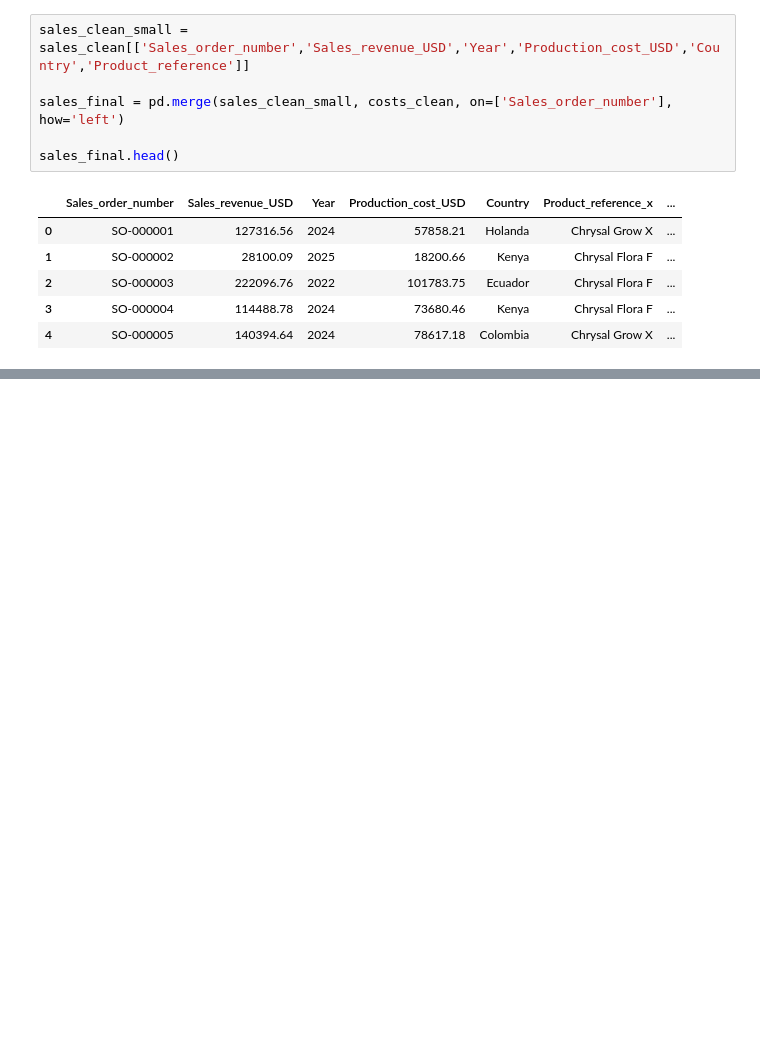
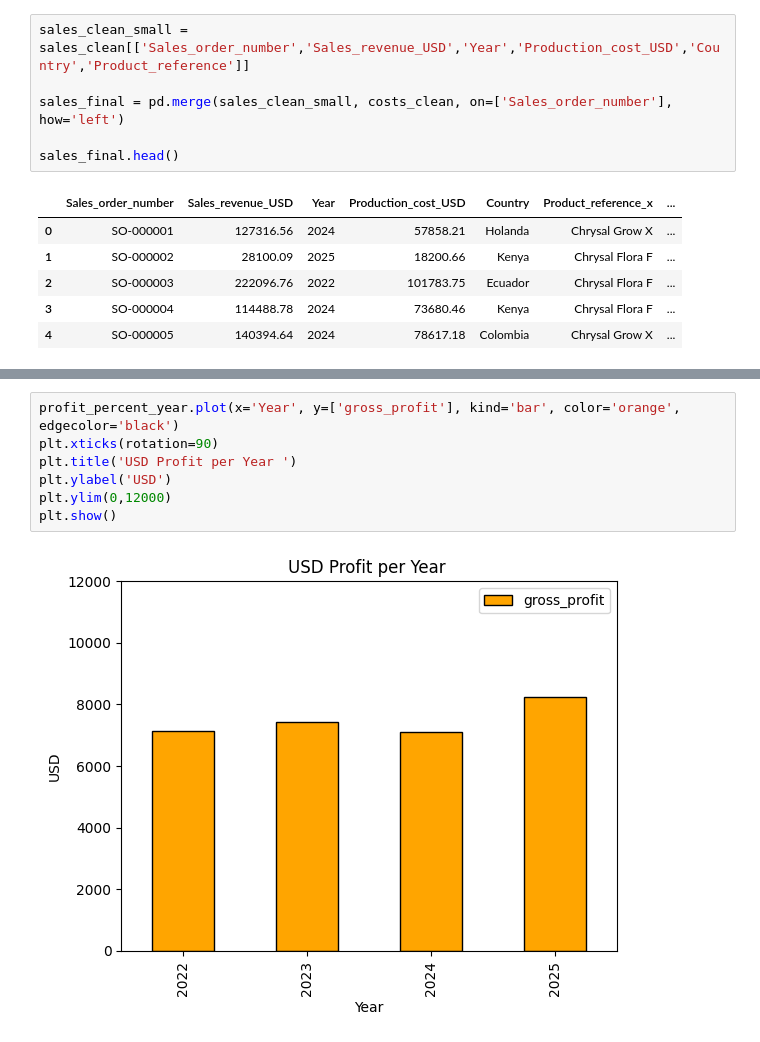
Before and after one commit to alexsandoval05/Revenue-sustainability-Chrysal, a Jupyter notebook: chrysal_profit_sustainability.ipynb, the cells around one changed output, grey strips where cells are left out. Cells and saved outputs as stored; diff of their text form; blank space fills up the shorter version.

```diff
--- a/chrysal_profit_sustainability.ipynb
+++ b/chrysal_profit_sustainability.ipynb
@@ -431,0 +497,9 @@ sales_final.head()
+# %%
+profit_percent_year.plot(x='Year', y=['gross_profit'], kind='bar', color='orange', edgecolor='black')
+plt.xticks(rotation=90)
+plt.title('USD Profit per Year ')
+plt.ylabel('USD')
+plt.ylim(0,12000)
+plt.show()
+# %% [output]
+[figure, added]
```
Also changed, not shown: parts of 4 cells of this notebook.
